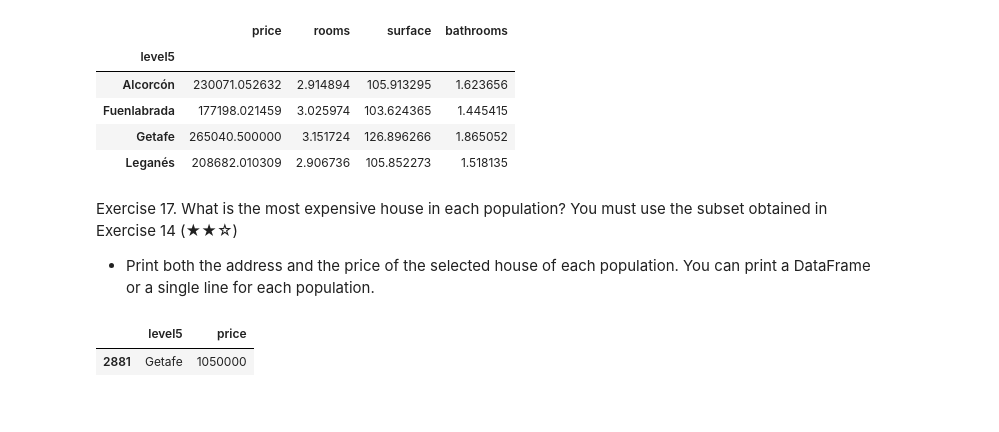
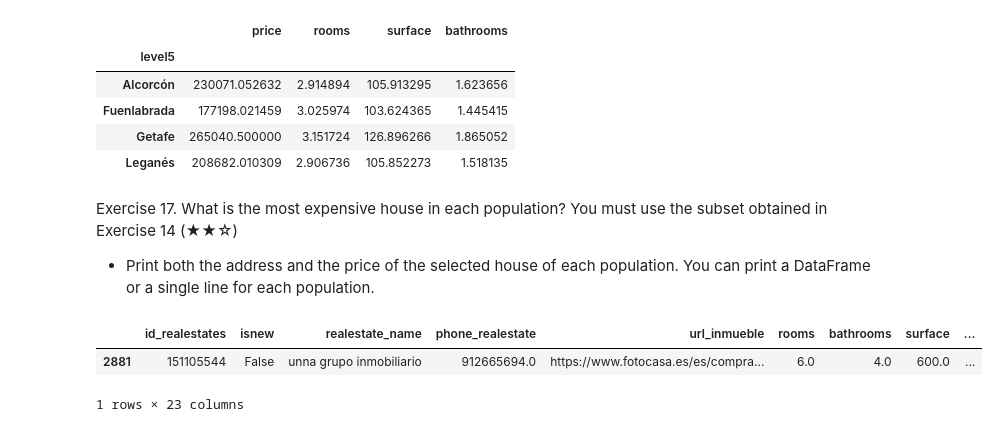
Before and after one commit to SantigoTP/pre_work, a Jupyter notebook: notebooks/01_analysis.ipynb, the cells around one changed output. Drawn from its saved outputs; the diff is of its cells as text; code cells hidden in the pictures.

```diff
--- a/notebooks/01_analysis.ipynb
+++ b/notebooks/01_analysis.ipynb
@@ -366,9 +366,12 @@ Exercise 17. What is the most expensive house in each population? You must use t
 # %%
 sub_conjunto = df [ df["level5"].isin(["Fuenlabrada", "Leganés", "Getafe", "Alcorcón"]) ]
 
-h_price_max = sub_conjunto["price"].max()
+# h_price_max = sub_conjunto["price"].max()
 
-sub_conjunto[ df["price"] == h_price_max][["level5","price"]]
+# sub_conjunto[ df["price"] == h_price_max][["level5","price"]]
+
+sub_conjunto.sort_values(by = "price", ascending=False).head(1)
 # %% [output]
-|  | level5 | price |
-| 2881 | Getafe | 1050000 |
+|  | id_realestates | isnew | realestate_name | phone_realestate | url_inmueble | rooms | bathrooms | surface | ... |
+| 2881 | 151105544 | False | unna grupo inmobiliario | 912665694.0 | https://www.fotocasa.es/es/compra... | 6.0 | 4.0 | 600.0 | ... |
+1 rows × 23 columns
```
